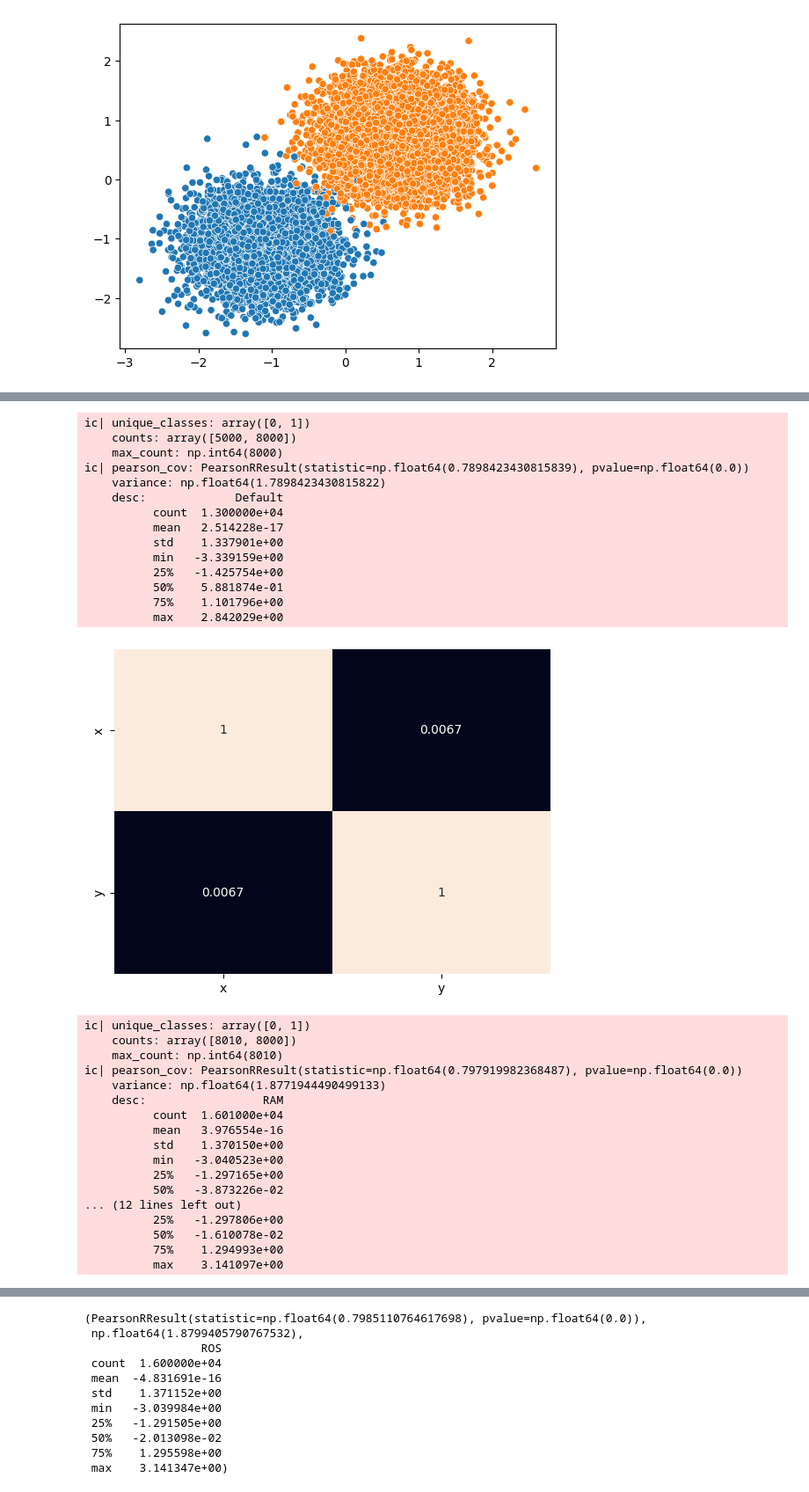
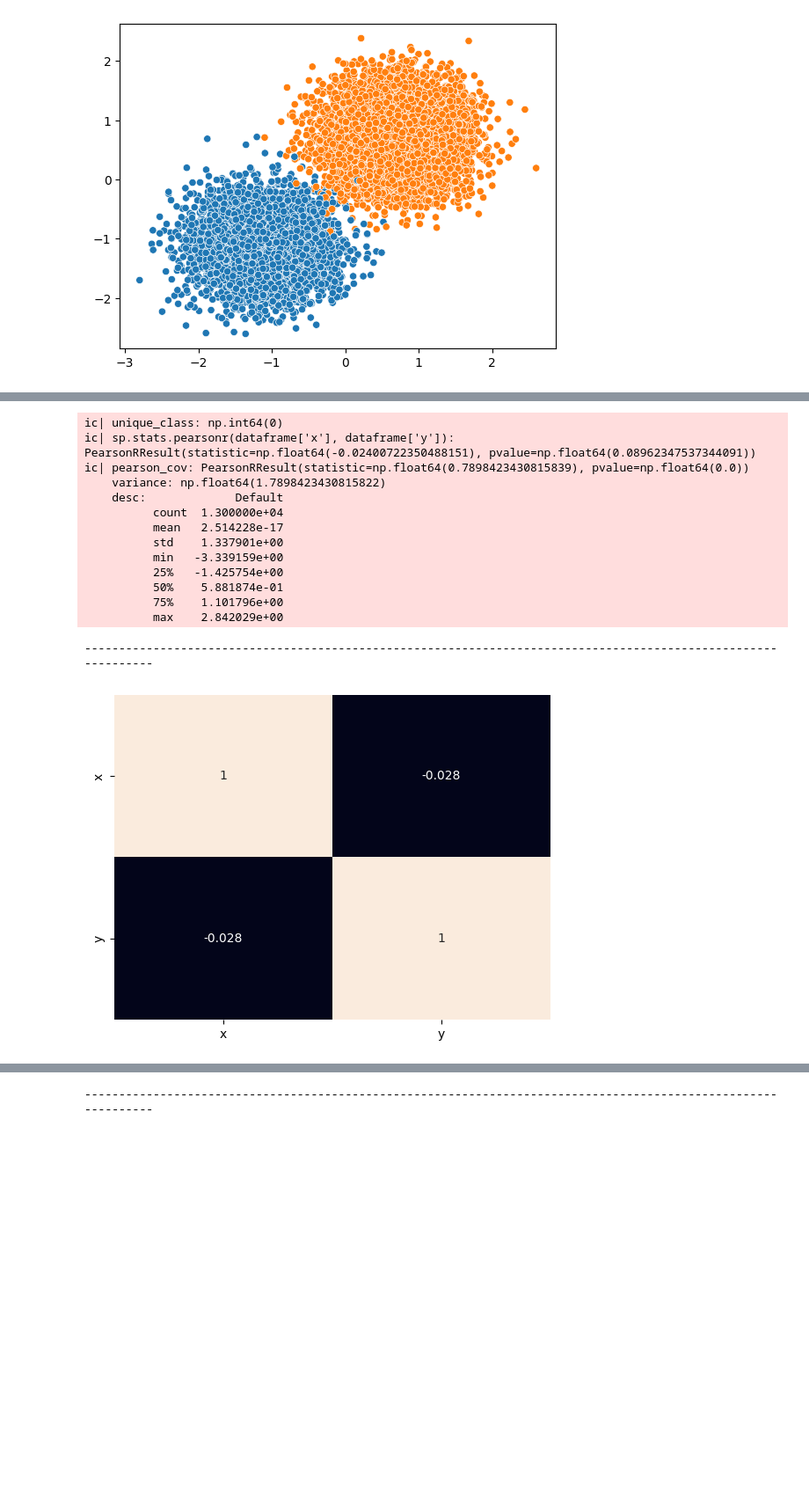
Before and after one commit to Jaromek/radialAngleAugmentation, a Jupyter notebook: wykresy/metodyNumeryczneSprawdzenia.ipynb, the cells around one changed output, grey strips where cells are left out. Shown at 88% size. Saved outputs shown, nothing was run; the diff lists cells and outputs as text; code cells hidden in the pictures; blank space fills up the shorter version.

```diff
--- a/wykresy/metodyNumeryczneSprawdzenia.ipynb
+++ b/wykresy/metodyNumeryczneSprawdzenia.ipynb
@@ -363,54 +340,37 @@ sns.scatterplot(x=blob_data[:, 0], y=blob_data[:, 1], hue=blob_features, legend=
 # %%
 ram_data = blob_data.copy()
 smote_data = blob_data.copy()
 adasyn_data = blob_data.copy()
 ros_data = blob_data.copy()
 
 blob_RAM_x, blob_RAM_y = radiousAngleMethod(ram_data, blob_features, 7)
 
 blob_SMOTE_x, blob_SMOTE_y = SMOTE().fit_resample(smote_data, blob_features)
 
 blob_ADASYN_x, blob_ADASYN_y = ADASYN().fit_resample(adasyn_data, blob_features)
 
 ros = RandomOverSampler(random_state=0)
 blob_ROS_x, blob_ROS_y = ros.fit_resample(ros_data, blob_features)
 
-dataResults(blob_data, blob_features, 'Default')
-dataResults(blob_RAM_x, blob_RAM_y, 'RAM')
-dataResults(blob_SMOTE_x, blob_SMOTE_y, 'SMOTE')
-dataResults(blob_ADASYN_x, blob_ADASYN_y, 'ADASYN')
-dataResults(blob_ROS_x, blob_ROS_y, 'ROS')
+dataResults(blob_data, blob_features, blob_features, 'Default')
+dataResults(blob_RAM_x, blob_RAM_y, blob_features, 'RAM')
+dataResults(blob_SMOTE_x, blob_SMOTE_y, blob_features, 'SMOTE')
+dataResults(blob_ADASYN_x, blob_ADASYN_y, blob_features, 'ADASYN')
+dataResults(blob_ROS_x, blob_ROS_y, blob_features, 'ROS')
 # %% [output]
 [figure]
-ic| unique_classes: array([0, 1])
-    counts: array([5000, 8000])
-    max_count: np.int64(8000)
+ic| unique_class: np.int64(0)
+ic| sp.stats.pearsonr(dataframe['x'], dataframe['y']): PearsonRResult(statistic=np.float64(-0.02400722350488151), pvalue=np.float64(0.08962347537344091))
 ic| pearson_cov: PearsonRResult(statistic=np.float64(0.7898423430815839), pvalue=np.float64(0.0))
     variance: np.float64(1.7898423430815822)
     desc:             Default
           count  1.300000e+04
           mean   2.514228e-17
           std    1.337901e+00
           min   -3.339159e+00
           25%   -1.425754e+00
           50%    5.881874e-01
           75%    1.101796e+00
           max    2.842029e+00
+---------------------------------------------------------------------------------------------------------------
-[figure, old version]
+[figure, new version]
-ic| unique_classes: array([0, 1])
-    counts: array([8010, 8000])
-    max_count: np.int64(8010)
-ic| pearson_cov: PearsonRResult(statistic=np.float64(0.797919982368487), pvalue=np.float64(0.0))
-    variance: np.float64(1.8771944490499133)
-    desc:                 RAM
-          count  1.601000e+04
-          mean   3.976554e-16
-          std    1.370150e+00
-          min   -3.040523e+00
-          25%   -1.297165e+00
-          50%   -3.873226e-02
-... (12 lines left out)
-          25%   -1.297806e+00
-          50%   -1.610078e-02
-          75%    1.294993e+00
-          max    3.141097e+00
@@ -435,11 +390 @@ ic| pearson_cov: PearsonRResult(statistic=np.float64(0.7522422152351875), pvalue
-(PearsonRResult(statistic=np.float64(0.7985110764617698), pvalue=np.float64(0.0)),
- np.float64(1.8799405790767532),
-                 ROS
- count  1.600000e+04
- mean  -4.831691e-16
- std    1.371152e+00
- min   -3.039984e+00
- 25%   -1.291505e+00
- 50%   -2.013098e-02
- 75%    1.295598e+00
- max    3.141347e+00)
+---------------------------------------------------------------------------------------------------------------
```
Also changed, not shown: parts of 13 cells of this notebook, 1 other file.
